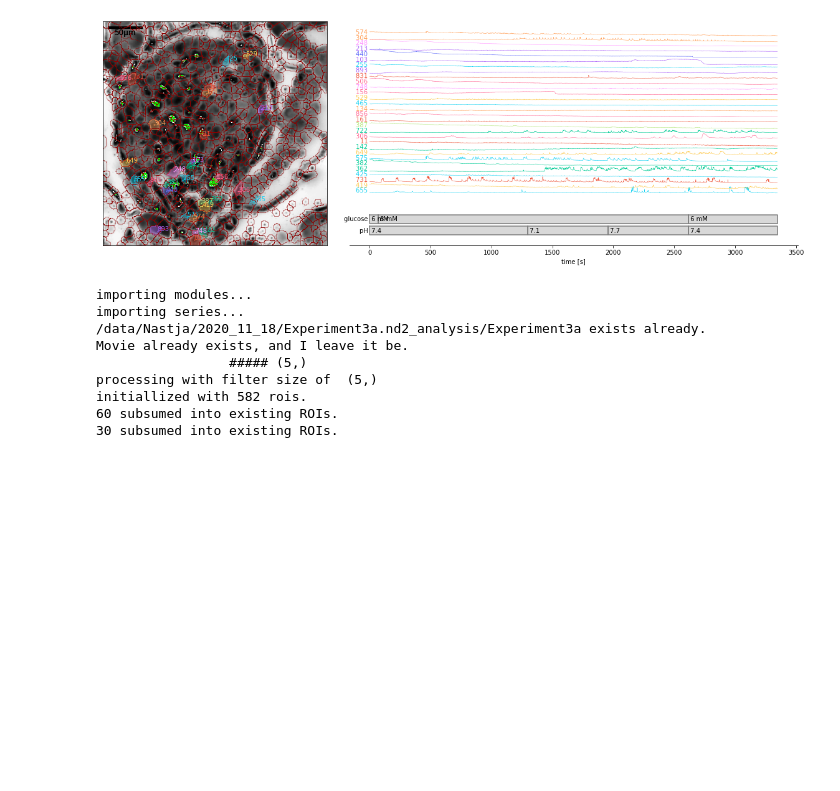
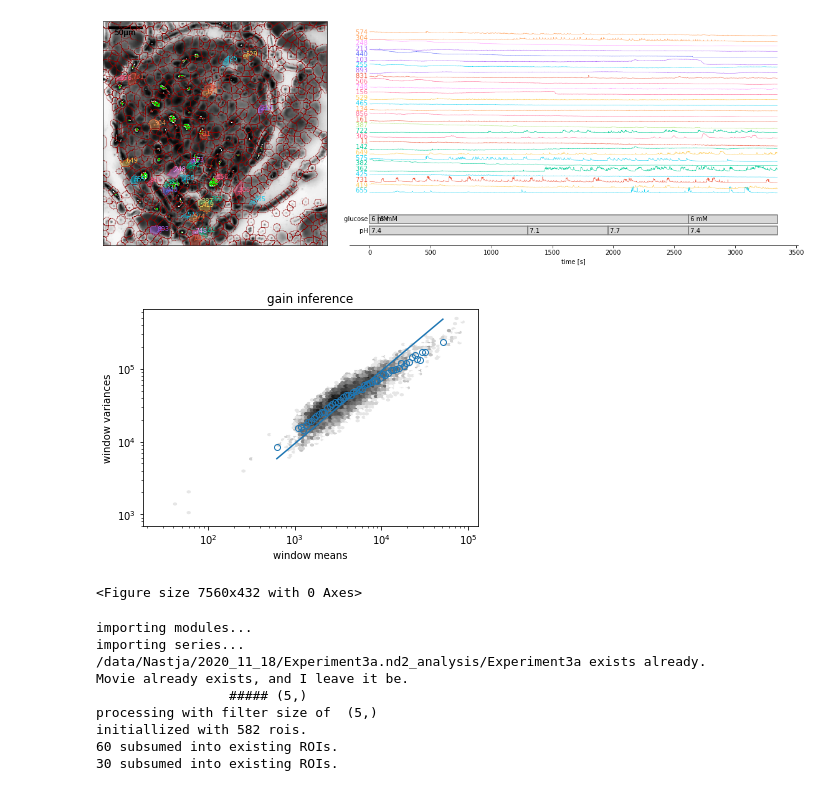
Before and after one commit to szarma/Physio_Ca, a Jupyter notebook: notebooks/closeup_7(redevelop).ipynb, the cells around one changed output. Cells and saved outputs as stored; diff of their text form; code cells hidden in the pictures; blank space fills up the shorter version.

```diff
--- a/notebooks/closeup_7(redevelop).ipynb
+++ b/notebooks/closeup_7(redevelop).ipynb
@@ -42,6 +42,11 @@ old_regions.calc_interest()
 old_regions.plotTraces(old_regions.df.sort_values("interest", ascending=False).index[:30])
 # %% [output]
 [figure]
+# %%
+old_regions = load_regions("/data/Nastja/2020_11_18/Experiment3a.nd2_analysis/Experiment3a/6_rois.pkl", plot=True, verbose=True)
+# %% [output]
+[figure, added]
+<Figure size 7560x432 with 0 Axes>
 # %%
 # from IPython.core.display import display, HTML
 # display(HTML("<style>.container { width:100% !important; }</style>"))
```
Also changed, not shown: 3 other files.
